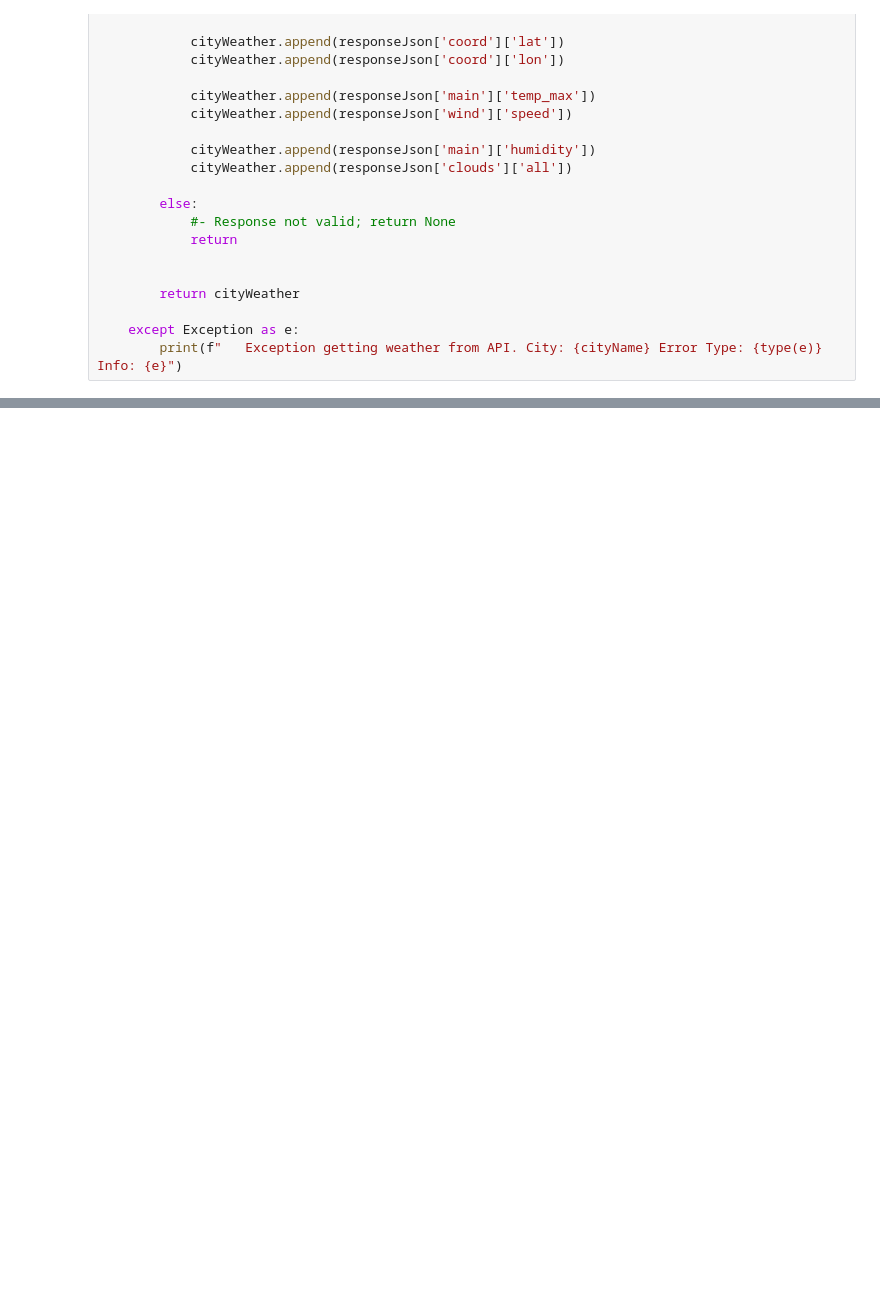
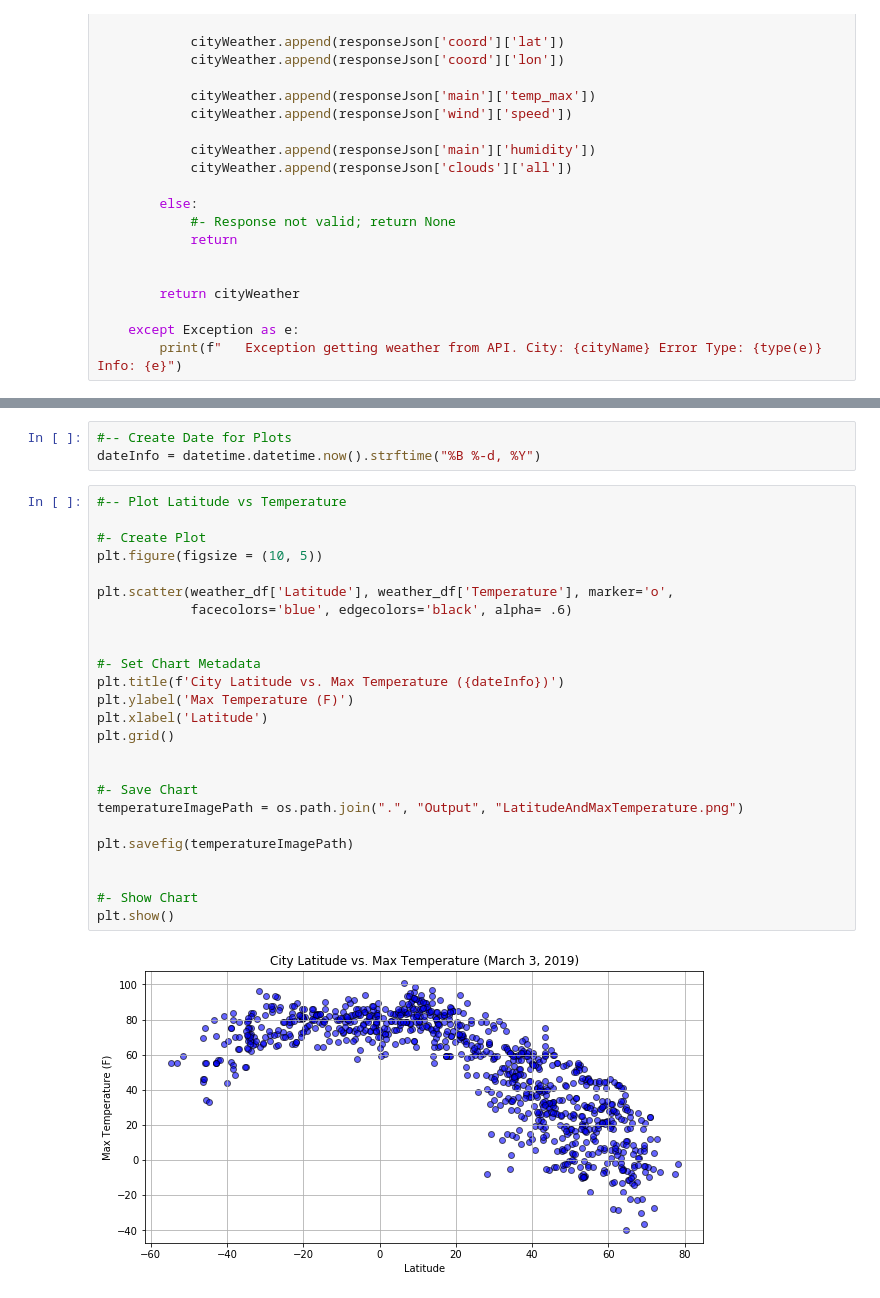
Before and after one commit to normalfactory/DataScience_Assignment6, a Jupyter notebook: WeatherPy.ipynb, the cells around one changed output, grey strips where cells are left out. Saved outputs shown, nothing was run; the diff lists cells and outputs as text; blank space fills up the shorter version.

```diff
--- a/WeatherPy.ipynb
+++ b/WeatherPy.ipynb
@@ -211,0 +220,30 @@ weather_df.head()
+# %%
+#-- Create Date for Plots
+dateInfo = datetime.datetime.now().strftime("%B %-d, %Y")
+# %%
+#-- Plot Latitude vs Temperature
+
+#- Create Plot
+plt.figure(figsize = (10, 5))
+
+plt.scatter(weather_df['Latitude'], weather_df['Temperature'], marker='o',
+            facecolors='blue', edgecolors='black', alpha= .6)
+
+
+#- Set Chart Metadata
+plt.title(f'City Latitude vs. Max Temperature ({dateInfo})')
+plt.ylabel('Max Temperature (F)')
+plt.xlabel('Latitude')
+plt.grid()
+
+
+#- Save Chart
+temperatureImagePath = os.path.join(".", "Output", "LatitudeAndMaxTemperature.png")
+
+plt.savefig(temperatureImagePath)
+
+
+#- Show Chart
+plt.show()
+# %% [output]
+[figure, added]
```
Also changed, not shown: parts of 5 cells of this notebook, 2 other files.
